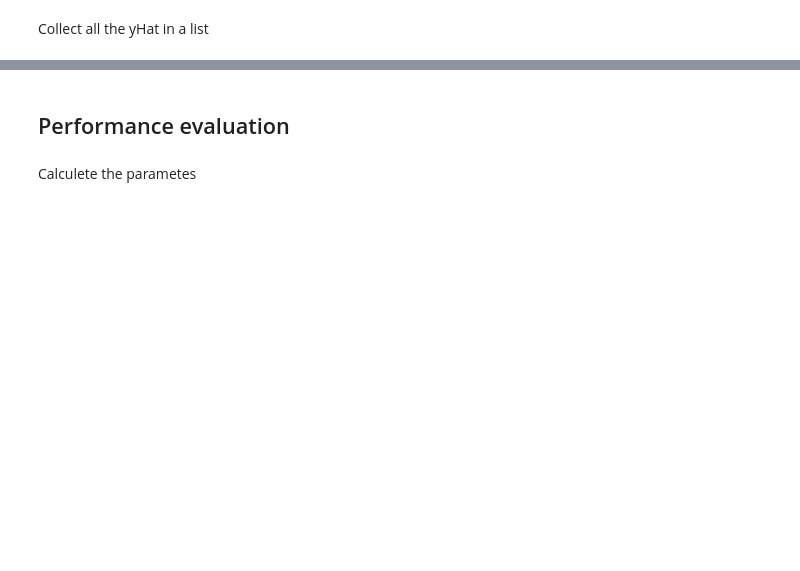
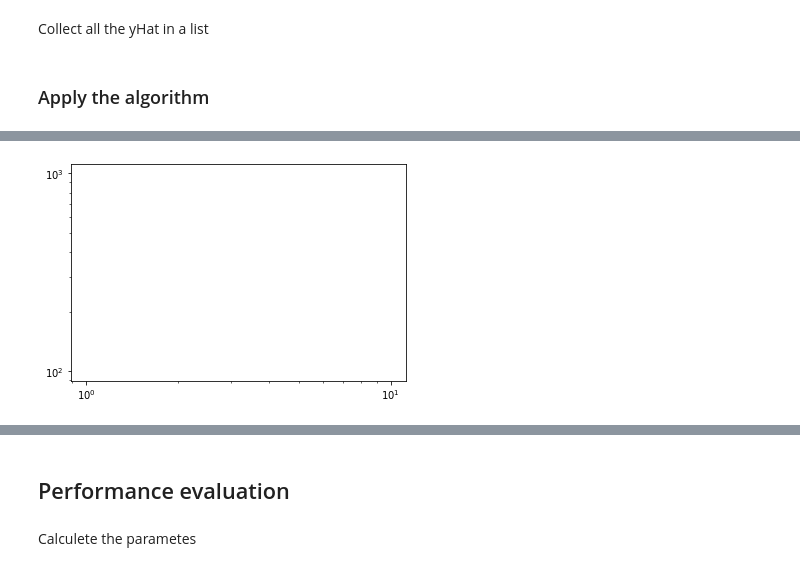
Before and after one commit to MargheritaMusumeci/Credit-card-fraud-detection, a Jupyter notebook: CCFD.ipynb, the cells around one changed output, grey strips where cells are left out. Saved outputs shown, nothing was run; the diff lists cells and outputs as text; code cells hidden in the pictures; blank space fills up the shorter version.

```diff
--- a/CCFD.ipynb
+++ b/CCFD.ipynb
@@ -285,7 +298,7 @@ def RUS(ratio, training_set):
 
   # for each sample in the training set, append it to the proper class
   for sample in training_set:
-    if sample[30] == 1:
+    if sample[-1] == 1:
       train_fraud.append(sample)
     else:
       train_not_fraud.append(sample)
@@ -426,7 +439,7 @@ def loss(x,y,params):
   bias = params[-1]
 
   # for each sample calculate the predicted value and so the loss
-  for i in range(len(x[0])):
+  for i in range(len(x)):
     # calculate the sigmoid
     yHat = sigmoid(jnp.dot(weights,x[i]) + bias)
     not_yHat = 1-yHat
@@ -486,7 +499,7 @@ Algorithm:
 2. initialize the hyperparameters
 3. according to the gradient descent rule, update parameters
 # %%
-def logistic_regression(training_set):
+def training_gradient_descent(training_set):
   """
   This function trains the model
 
@@ -504,7 +517,7 @@ def logistic_regression(training_set):
     y_train.append(sample[-1])
 
   # inizialize hyperparameters
-  num_epochs = 2000
+  num_epochs = 1000
   learning_rate = 1e-1
   params = initialize_params(len(x_train[0]))
 
@@ -597,0 +625,18 @@ prediction3 = predicted_results(x_valid,params3)
+# %%
+def logistic_regression(training_set, test_set):
+  x_valid = list()
+  y_valid = list()
+
+  for sample in test_set:
+    x_valid.append(sample[:-1])
+    y_valid.append(sample[-1])
+
+  # train the model
+  params = training_stochastic_gradient_descent(training_set)
+
+  # test the model
+  print('validation loss 1: %1.3e \n' % loss(x_valid,y_valid,params))
+
+  return predicted_results(x_valid,params)
+# %% [markdown]
+### Apply the algorithm
@@ -597,0 +645,3 @@ prediction3 = predicted_results(x_valid,params3)
+# %%
+predictionsLR2 = logistic_regression(training_set2,valid_set)
+# %% [output]
@@ -597,0 +650 @@ prediction3 = predicted_results(x_valid,params3)
+[figure, added]
```
Also changed, not shown: parts of 103 cells of this notebook.
